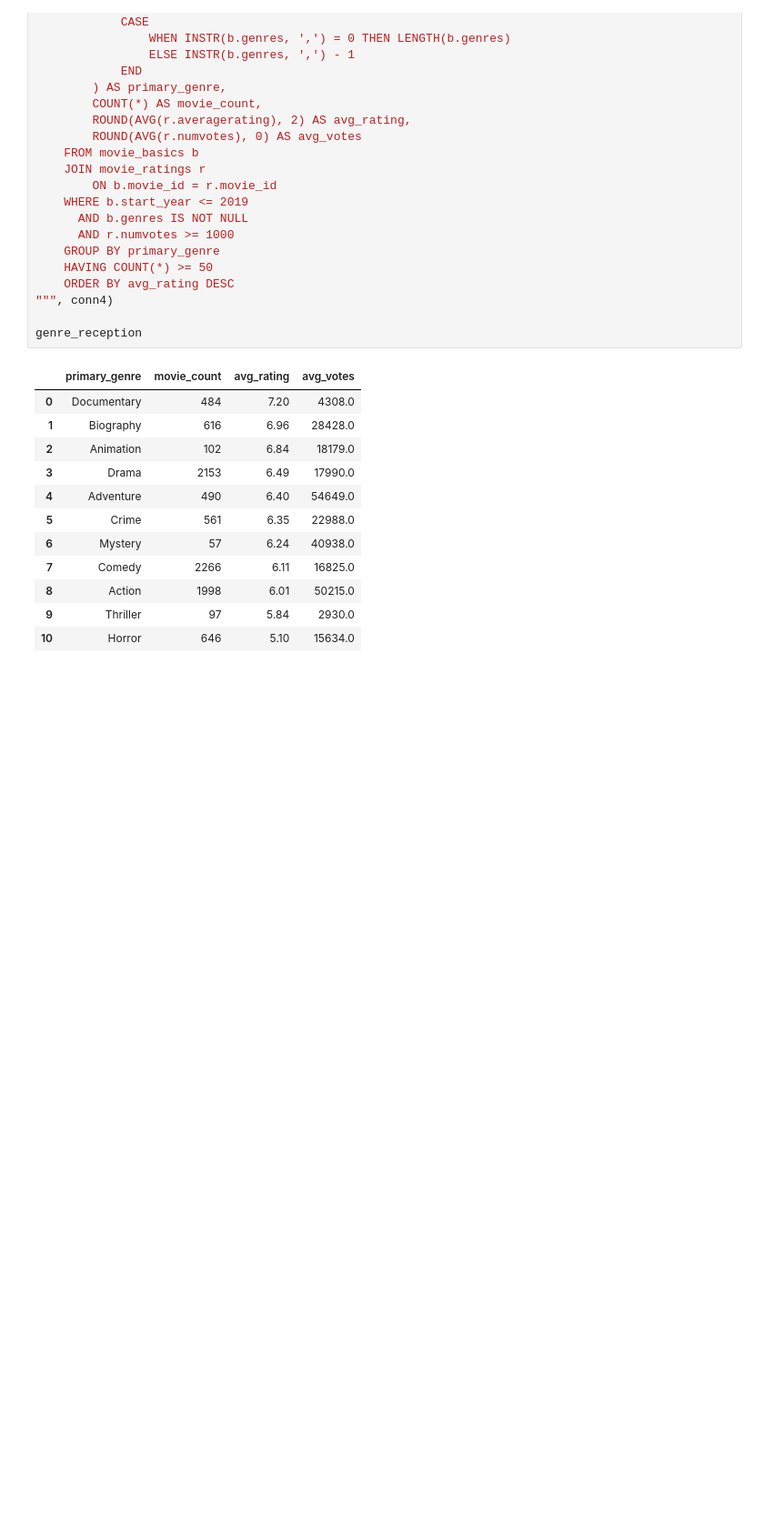
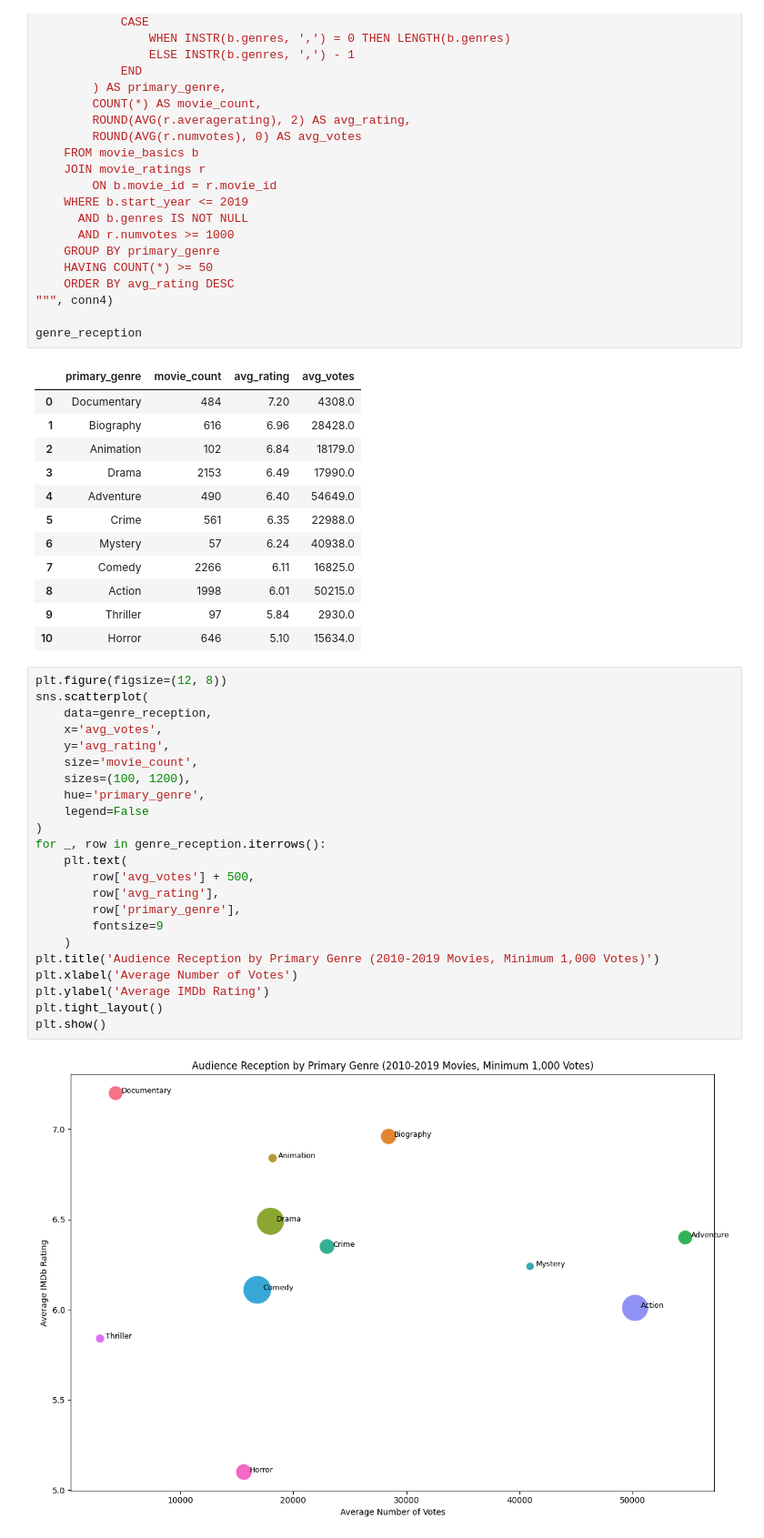
Before and after one commit to drivernf/dsc-sql-summative-lab, a Jupyter notebook: SQLSummativeLab.ipynb, the cells around one changed output. Shown at 91% size. Drawn from its saved outputs; the diff is of its cells as text; blank space fills up the shorter version.

Commit message:
Genre reception scatterplot

```diff
--- a/SQLSummativeLab.ipynb
+++ b/SQLSummativeLab.ipynb
@@ -604,3 +604,28 @@ genre_reception
 | 8 | Action | 1998 | 6.01 | 50215.0 |
 | 9 | Thriller | 97 | 5.84 | 2930.0 |
 | 10 | Horror | 646 | 5.10 | 15634.0 |
+# %%
+plt.figure(figsize=(12, 8))
+sns.scatterplot(
+    data=genre_reception,
+    x='avg_votes',
+    y='avg_rating',
+    size='movie_count',
+    sizes=(100, 1200),
+    hue='primary_genre',
+    legend=False
+)
+for _, row in genre_reception.iterrows():
+    plt.text(
+        row['avg_votes'] + 500,
+        row['avg_rating'],
+        row['primary_genre'],
+        fontsize=9
+    )
+plt.title('Audience Reception by Primary Genre (2010-2019 Movies, Minimum 1,000 Votes)')
+plt.xlabel('Average Number of Votes')
+plt.ylabel('Average IMDb Rating')
+plt.tight_layout()
+plt.show()
+# %% [output]
+[figure, added]
```
